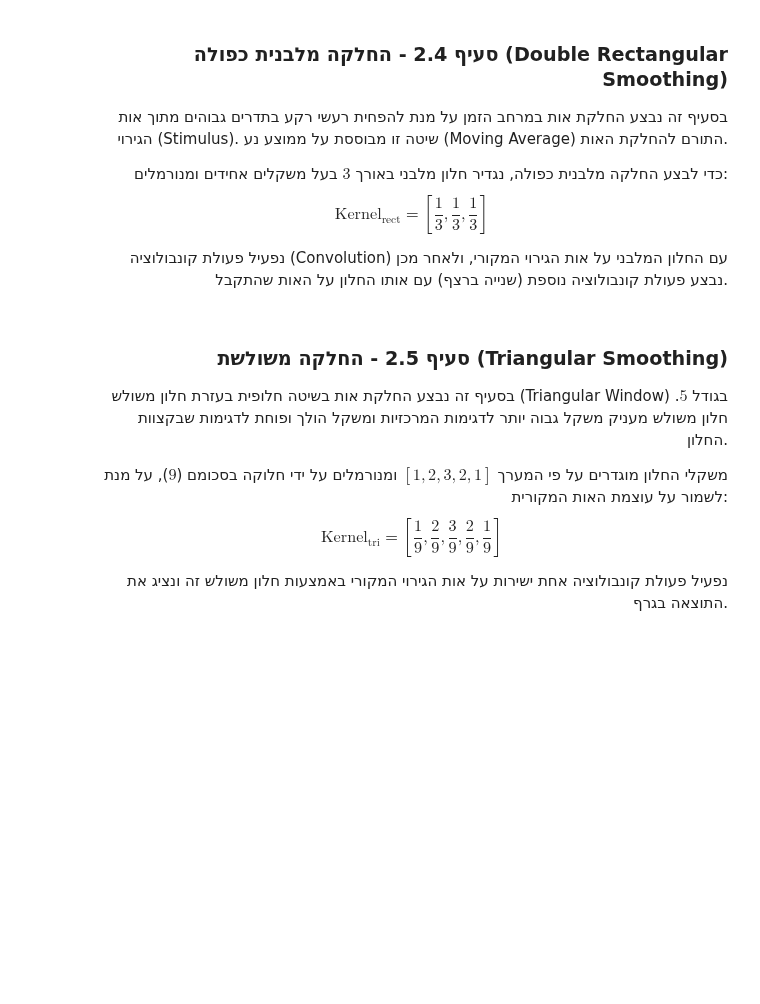
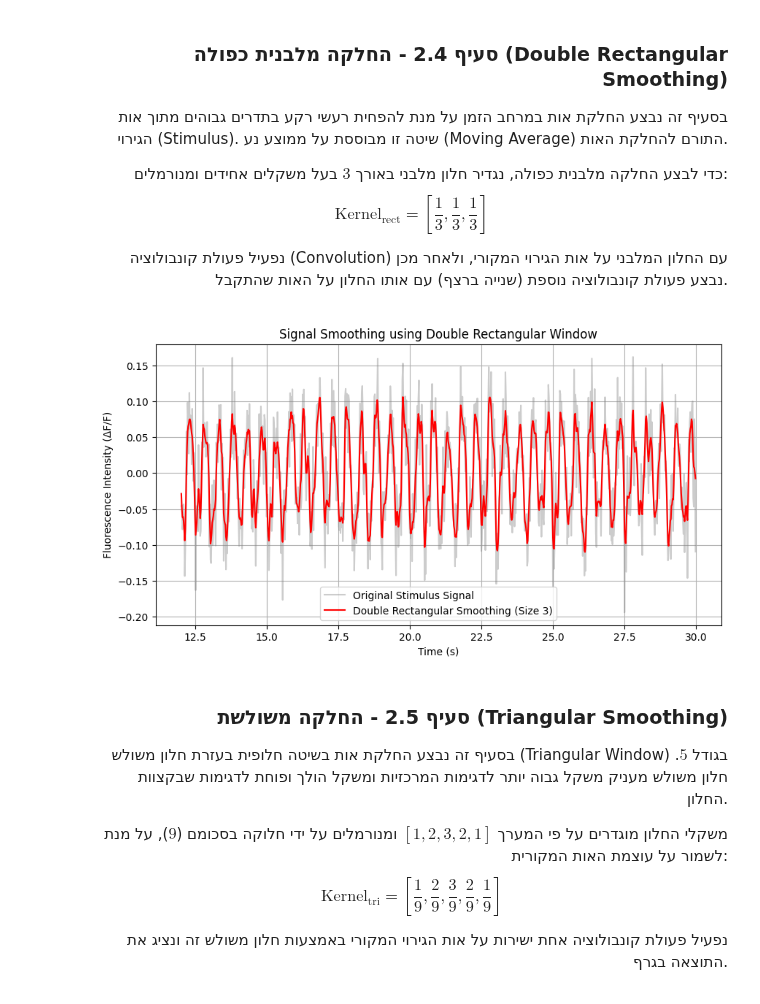
Before and after one commit to Royc4515/Project1_SignalProcessing, a Jupyter notebook: Project1_SignalProcessing.ipynb, the cells around one changed output. Saved outputs shown, nothing was run; the diff lists cells and outputs as text; code cells hidden in the pictures; blank space fills up the shorter version.

```diff
--- a/Project1_SignalProcessing.ipynb
+++ b/Project1_SignalProcessing.ipynb
@@ -394,26 +444,28 @@ $$\text{Kernel}_{\text{rect}} = \left[\frac{1}{3}, \frac{1}{3}, \frac{1}{3}\righ
 # %%
 import numpy as np
 import matplotlib.pyplot as plt
 
 # הגדרת חלון מלבני בגודל 3
 window_size_rect = 3
 rect_window = np.ones(window_size_rect) / window_size_rect
 
 # ביצוע קונבולוציה כפולה על אזור הגירוי בלבד
 # נניח ש-stimulus_signal ו-time_stimulus הוגדרו בסעיפים הקודמים בפרויקט
 smoothed_rect_1 = np.convolve(stimulus_signal, rect_window, mode='same')
 smoothed_rect_2 = np.convolve(smoothed_rect_1, rect_window, mode='same')
 
 # שרטוט הגרף עם כותרות וצירים תקינים
 plt.figure(figsize=(10, 5))
-plt.plot(time_stimulus, stimulus_signal, label='Original Stimulus Signal', alpha=0.4, color='gray')
-plt.plot(time_stimulus, smoothed_rect_2, label='Double Rectangular Smoothing (Size 3)', color='red', linewidth=1.5)
+plt.plot(stimulus_time, stimulus_signal, label='Original Stimulus Signal', alpha=0.4, color='gray')
+plt.plot(stimulus_time, smoothed_rect_2, label='Double Rectangular Smoothing (Size 3)', color='red', linewidth=1.5)
 plt.title("Signal Smoothing using Double Rectangular Window")
 plt.xlabel("Time (s)")
-plt.ylabel("Fluorescence Intensity (\u0394F/F)")
+plt.ylabel("Fluorescence Intensity (ΔF/F)")
 plt.legend()
 plt.grid(True)
 plt.show()
+# %% [output]
+[figure, added]
 # %% [markdown]
 <div dir="rtl" style="text-align: right;">
 
```
Also changed, not shown: parts of 15 cells of this notebook.
